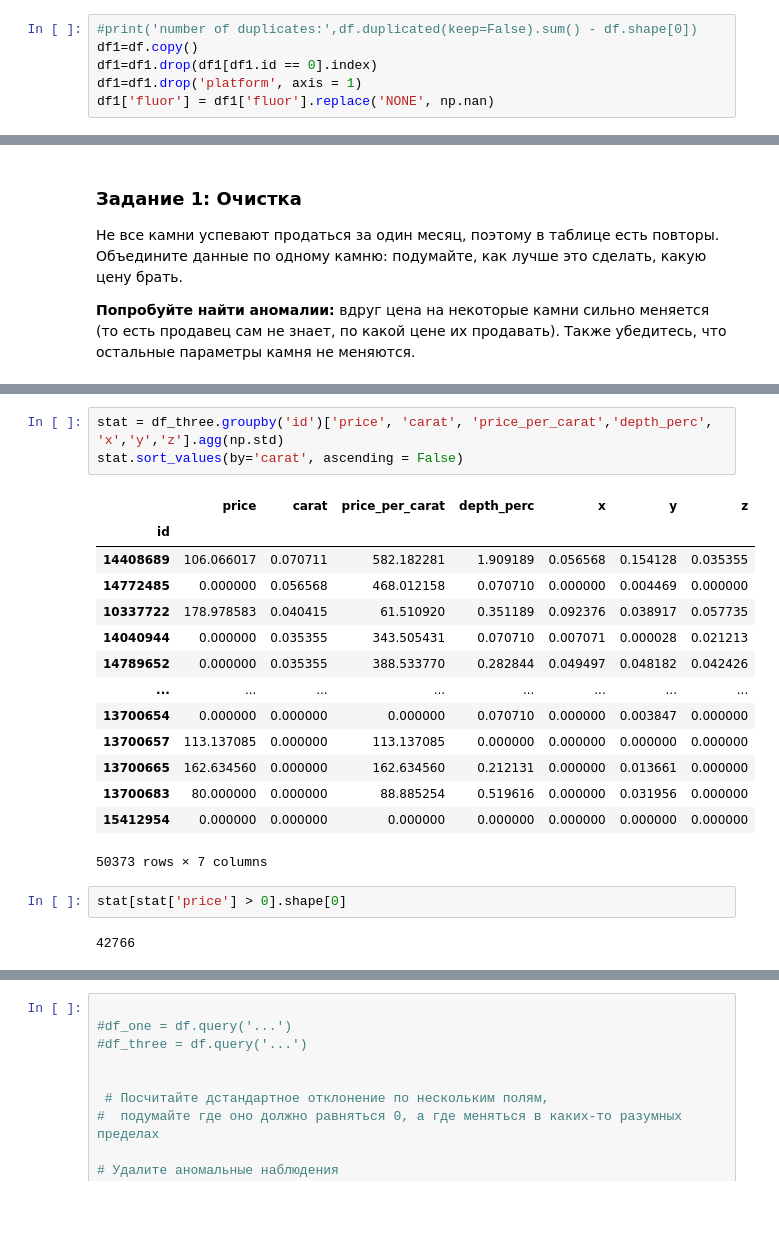
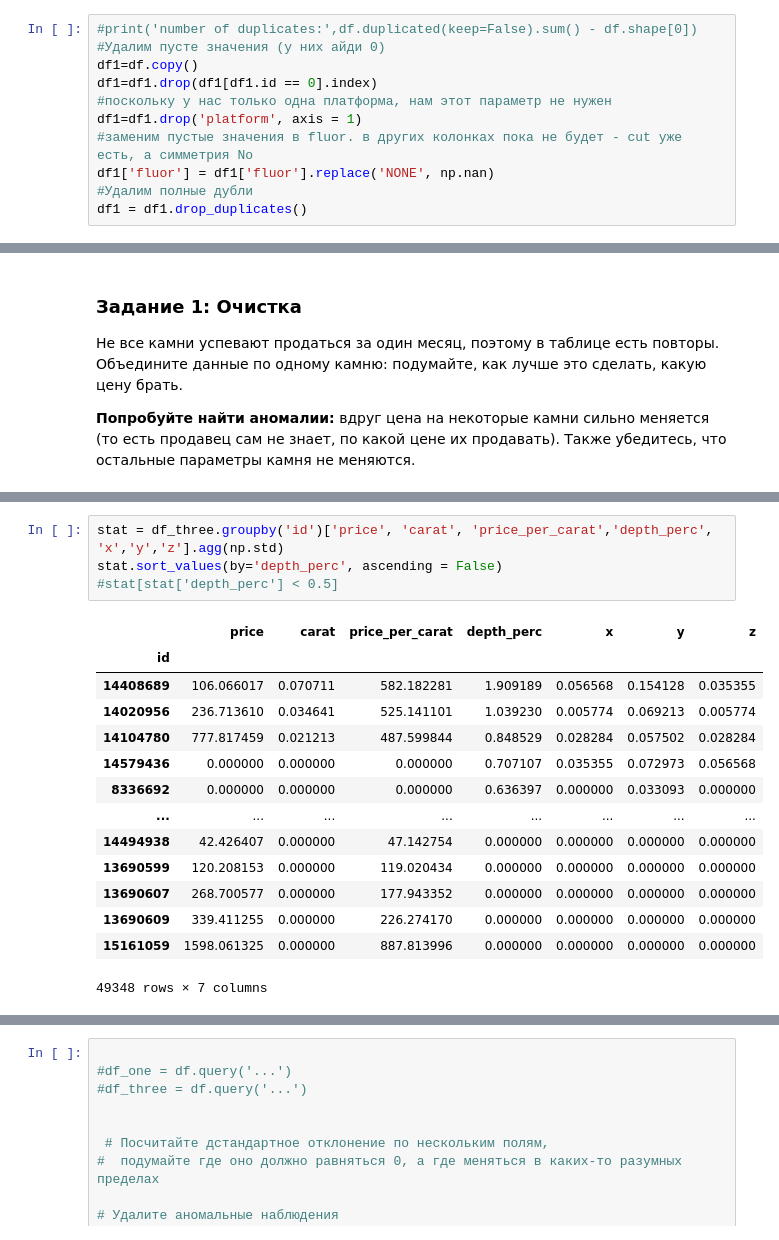
Before and after one commit to Dimildizio/DS_course, a Jupyter notebook: shine-on-you/HomeWork2_Regression&Classification.ipynb, the cells around one changed output, grey strips where cells are left out. Saved outputs shown, nothing was run; the diff lists cells and outputs as text; blank space fills up the shorter version.

```diff
--- a/shine-on-you/HomeWork2_Regression&Classification.ipynb
+++ b/shine-on-you/HomeWork2_Regression&Classification.ipynb
@@ -62,8 +64,13 @@ df.head(10)
 | 277744 | NaN | VG | jamesallen | RD | F | VS1 | VG | EX | 14615276 | 202206 | 8480.0 | ... |
 # %%
 #print('number of duplicates:',df.duplicated(keep=False).sum() - df.shape[0])
+#Удалим пусте значения (у них айди 0)
 df1=df.copy()
 df1=df1.drop(df1[df1.id == 0].index)
+#поскольку у нас только одна платформа, нам этот параметр не нужен
 df1=df1.drop('platform', axis = 1)
+#заменим пустые значения в fluor. в других колонках пока не будет - cut уже есть, а симметрия No
 df1['fluor'] = df1['fluor'].replace('NONE', np.nan)
+#Удалим полные дубли
+df1 = df1.drop_duplicates()
 # %%
@@ -164,22 +155,19 @@ df_three
 # %%
 stat = df_three.groupby('id')['price', 'carat', 'price_per_carat','depth_perc', 'x','y','z'].agg(np.std)
-stat.sort_values(by='carat', ascending = False)
+stat.sort_values(by='depth_perc', ascending = False)
+#stat[stat['depth_perc'] < 0.5]
 # %% [output]
 |  | price | carat | price_per_carat | depth_perc | x | y | z |
 | id |  |  |  |  |  |  |  |
 | 14408689 | 106.066017 | 0.070711 | 582.182281 | 1.909189 | 0.056568 | 0.154128 | 0.035355 |
-| 14772485 | 0.000000 | 0.056568 | 468.012158 | 0.070710 | 0.000000 | 0.004469 | 0.000000 |
-| 10337722 | 178.978583 | 0.040415 | 61.510920 | 0.351189 | 0.092376 | 0.038917 | 0.057735 |
-| 14040944 | 0.000000 | 0.035355 | 343.505431 | 0.070710 | 0.007071 | 0.000028 | 0.021213 |
-| 14789652 | 0.000000 | 0.035355 | 388.533770 | 0.282844 | 0.049497 | 0.048182 | 0.042426 |
+| 14020956 | 236.713610 | 0.034641 | 525.141101 | 1.039230 | 0.005774 | 0.069213 | 0.005774 |
+| 14104780 | 777.817459 | 0.021213 | 487.599844 | 0.848529 | 0.028284 | 0.057502 | 0.028284 |
+| 14579436 | 0.000000 | 0.000000 | 0.000000 | 0.707107 | 0.035355 | 0.072973 | 0.056568 |
+| 8336692 | 0.000000 | 0.000000 | 0.000000 | 0.636397 | 0.000000 | 0.033093 | 0.000000 |
 | ... | ... | ... | ... | ... | ... | ... | ... |
-| 13700654 | 0.000000 | 0.000000 | 0.000000 | 0.070710 | 0.000000 | 0.003847 | 0.000000 |
-| 13700657 | 113.137085 | 0.000000 | 113.137085 | 0.000000 | 0.000000 | 0.000000 | 0.000000 |
-| 13700665 | 162.634560 | 0.000000 | 162.634560 | 0.212131 | 0.000000 | 0.013661 | 0.000000 |
-| 13700683 | 80.000000 | 0.000000 | 88.885254 | 0.519616 | 0.000000 | 0.031956 | 0.000000 |
-| 15412954 | 0.000000 | 0.000000 | 0.000000 | 0.000000 | 0.000000 | 0.000000 | 0.000000 |
+| 14494938 | 42.426407 | 0.000000 | 47.142754 | 0.000000 | 0.000000 | 0.000000 | 0.000000 |
+| 13690599 | 120.208153 | 0.000000 | 119.020434 | 0.000000 | 0.000000 | 0.000000 | 0.000000 |
+| 13690607 | 268.700577 | 0.000000 | 177.943352 | 0.000000 | 0.000000 | 0.000000 | 0.000000 |
+| 13690609 | 339.411255 | 0.000000 | 226.274170 | 0.000000 | 0.000000 | 0.000000 | 0.000000 |
+| 15161059 | 1598.061325 | 0.000000 | 887.813996 | 0.000000 | 0.000000 | 0.000000 | 0.000000 |
-50373 rows × 7 columns
+49348 rows × 7 columns
-# %%
-stat[stat['price'] > 0].shape[0]
-# %% [output]
-42766
```
Also changed, not shown: parts of 13 cells of this notebook.
